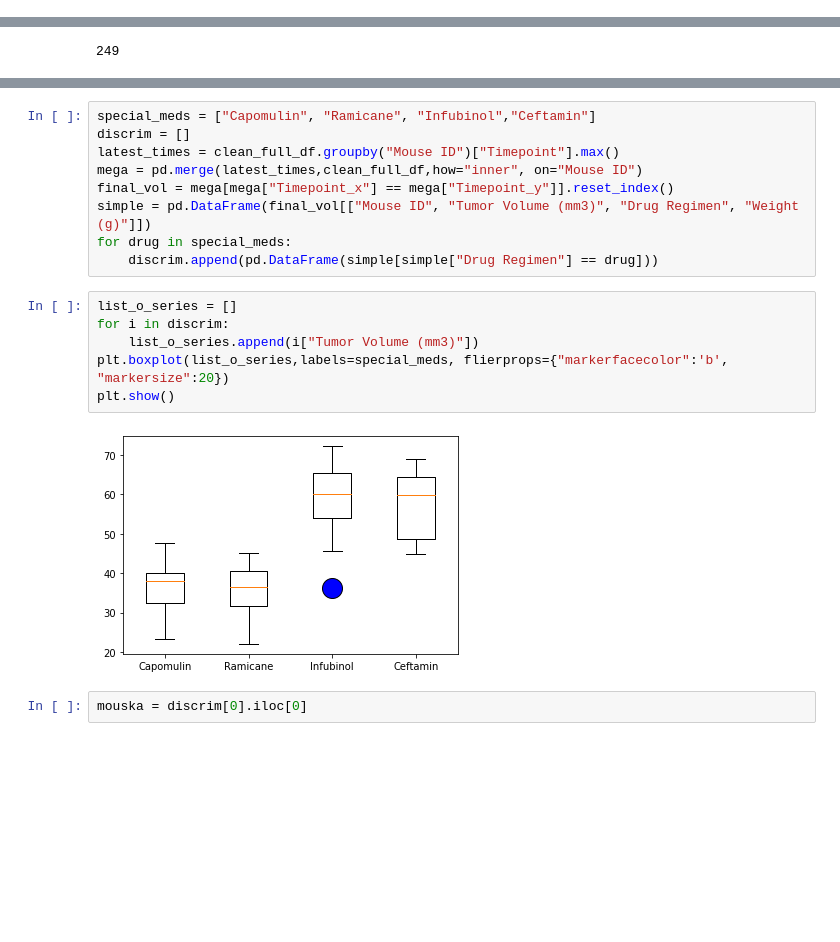
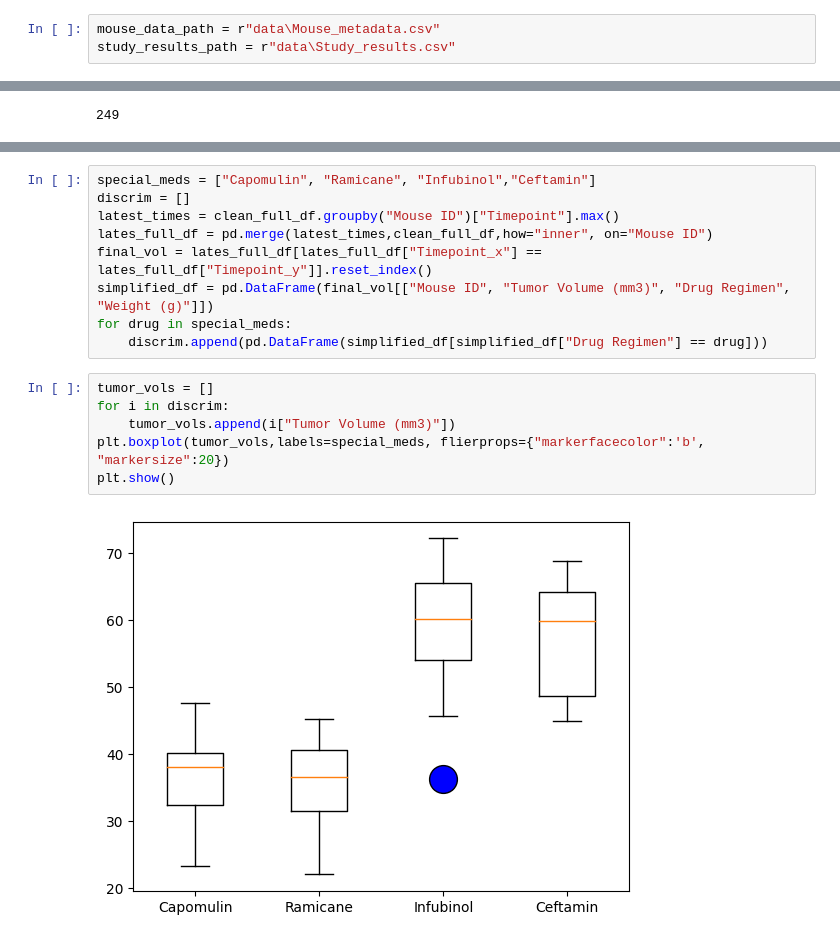
Before and after one commit to turkishfilms/visualization-challenge, a Jupyter notebook: pyma_study.ipynb, the cells around one changed output, grey strips where cells are left out. Drawn from its saved outputs; the diff is of its cells as text; blank space fills up the shorter version.

Commit message:
tidied and cleaned

```diff
--- a/pyma_study.ipynb
+++ b/pyma_study.ipynb
@@ -19,0 +10,3 @@ SyntaxError: invalid syntax (3751376206.py, line 4)
+# %%
+mouse_data_path = r"data\Mouse_metadata.csv"
+study_results_path = r"data\Study_results.csv"
@@ -64,19 +60,17 @@ plt.show()
 special_meds = ["Capomulin", "Ramicane", "Infubinol","Ceftamin"]
 discrim = []
 latest_times = clean_full_df.groupby("Mouse ID")["Timepoint"].max()
-mega = pd.merge(latest_times,clean_full_df,how="inner", on="Mouse ID")
-final_vol = mega[mega["Timepoint_x"] == mega["Timepoint_y"]].reset_index()
-simple = pd.DataFrame(final_vol[["Mouse ID", "Tumor Volume (mm3)", "Drug Regimen", "Weight (g)"]])
+lates_full_df = pd.merge(latest_times,clean_full_df,how="inner", on="Mouse ID")
+final_vol = lates_full_df[lates_full_df["Timepoint_x"] == lates_full_df["Timepoint_y"]].reset_index()
+simplified_df = pd.DataFrame(final_vol[["Mouse ID", "Tumor Volume (mm3)", "Drug Regimen", "Weight (g)"]])
 for drug in special_meds:
-    discrim.append(pd.DataFrame(simple[simple["Drug Regimen"] == drug]))
+    discrim.append(pd.DataFrame(simplified_df[simplified_df["Drug Regimen"] == drug]))
 # %%
-list_o_series = []
+tumor_vols = []
 for i in discrim:
-    list_o_series.append(i["Tumor Volume (mm3)"])
-plt.boxplot(list_o_series,labels=special_meds, flierprops={"markerfacecolor":'b', "markersize":20})
+    tumor_vols.append(i["Tumor Volume (mm3)"])
+plt.boxplot(tumor_vols,labels=special_meds, flierprops={"markerfacecolor":'b', "markersize":20})
 plt.show()
 # %% [output]
-[figure, old version]
+[figure, new version]
-# %%
-mouska = discrim[0].iloc[0]
 # %%
```
Also changed, not shown: parts of 9 cells of this notebook.
